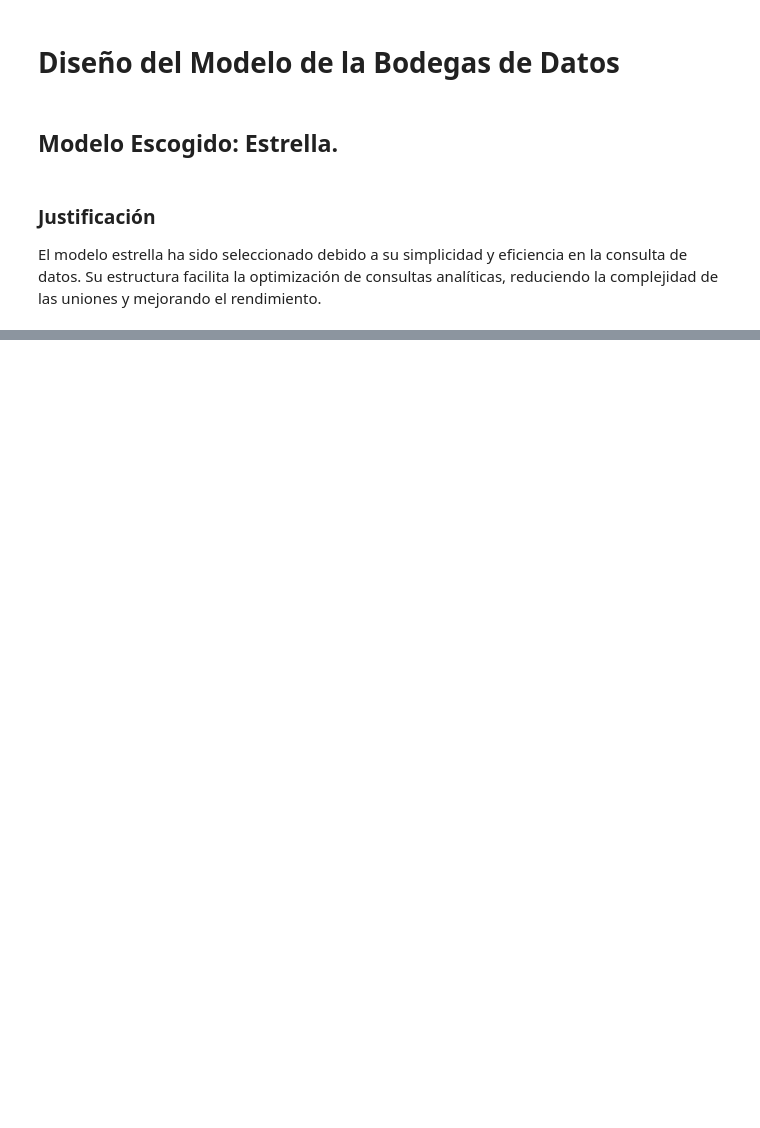
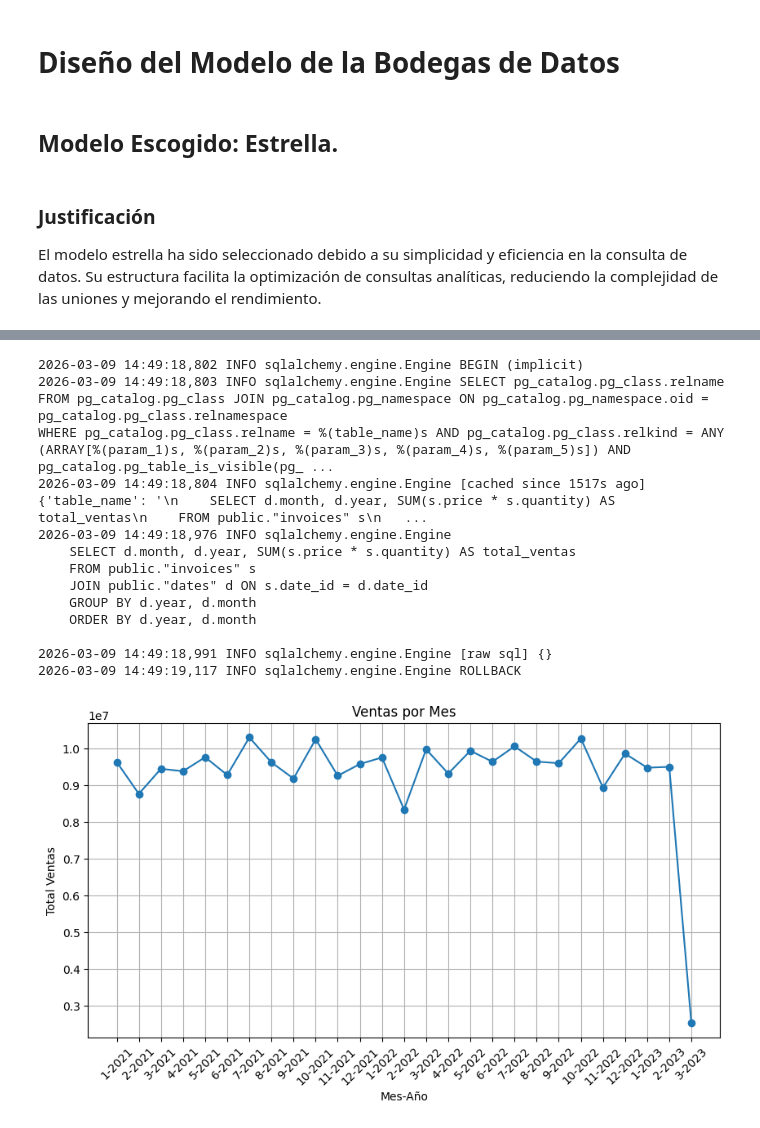
Before and after one commit to Gabriel-Uraza611/Data_Science, a Jupyter notebook: project.ipynb, the cells around one changed output, grey strips where cells are left out. Cells and saved outputs as stored; diff of their text form; code cells hidden in the pictures; blank space fills up the shorter version.

```diff
--- a/project.ipynb
+++ b/project.ipynb
@@ -471,0 +172,9 @@ age               0
+# %%
+TABLE_DATE = "dates"
+TABLE_CATEGORY = "categories"
+TABLE_CUSTOMERS = "customers"
+TABLE_MALLS = "malls"
+TABLE_METHOD_PAYMENT = "method_payment"
+TABLE_INVOICES = "invoices"
+
+engine = create_engine('postgresql://neondb_owner:npg_sRBp3Tqao0we@ep-raspy-rain-aiij2he0-pooler.c-4.us-east-1.aws.neon.tech/Customer-Shopping?sslmode=require&channel_binding=require', echo = True)
@@ -471,0 +493,34 @@ age               0
+# %%
+# 1. Ventas por mes (línea)
+df_ventas_mes = pd.read_sql("""
+    SELECT d.month, d.year, SUM(s.price * s.quantity) AS total_ventas
+    FROM public."invoices" s
+    JOIN public."dates" d ON s.date_id = d.date_id
+    GROUP BY d.year, d.month
+    ORDER BY d.year, d.month
+""", engine)
+
+plt.figure(figsize=(10,5))
+plt.plot(df_ventas_mes['month'].astype(str) + '-' + df_ventas_mes['year'].astype(str), df_ventas_mes['total_ventas'], marker='o')
+plt.xticks(rotation=45)
+plt.xlabel("Mes-Año")
+plt.ylabel("Total Ventas")
+plt.title("Ventas por Mes")
+plt.grid()
+plt.show()
+# %% [output]
+2026-03-09 14:49:18,802 INFO sqlalchemy.engine.Engine BEGIN (implicit)
+2026-03-09 14:49:18,803 INFO sqlalchemy.engine.Engine SELECT pg_catalog.pg_class.relname
+FROM pg_catalog.pg_class JOIN pg_catalog.pg_namespace ON pg_catalog.pg_namespace.oid = pg_catalog.pg_class.relnamespace
+WHERE pg_catalog.pg_class.relname = %(table_name)s AND pg_catalog.pg_class.relkind = ANY (ARRAY[%(param_1)s, %(param_2)s, %(param_3)s, %(param_4)s, %(param_5)s]) AND pg_catalog.pg_table_is_visible(pg_ ...
+2026-03-09 14:49:18,804 INFO sqlalchemy.engine.Engine [cached since 1517s ago] {'table_name': '\n    SELECT d.month, d.year, SUM(s.price * s.quantity) AS total_ventas\n    FROM public."invoices" s\n   ...
+2026-03-09 14:49:18,976 INFO sqlalchemy.engine.Engine
+    SELECT d.month, d.year, SUM(s.price * s.quantity) AS total_ventas
+    FROM public."invoices" s
+    JOIN public."dates" d ON s.date_id = d.date_id
+    GROUP BY d.year, d.month
+    ORDER BY d.year, d.month
+
+2026-03-09 14:49:18,991 INFO sqlalchemy.engine.Engine [raw sql] {}
+2026-03-09 14:49:19,117 INFO sqlalchemy.engine.Engine ROLLBACK
+[figure, added]
```
Also changed, not shown: parts of 52 cells of this notebook.
